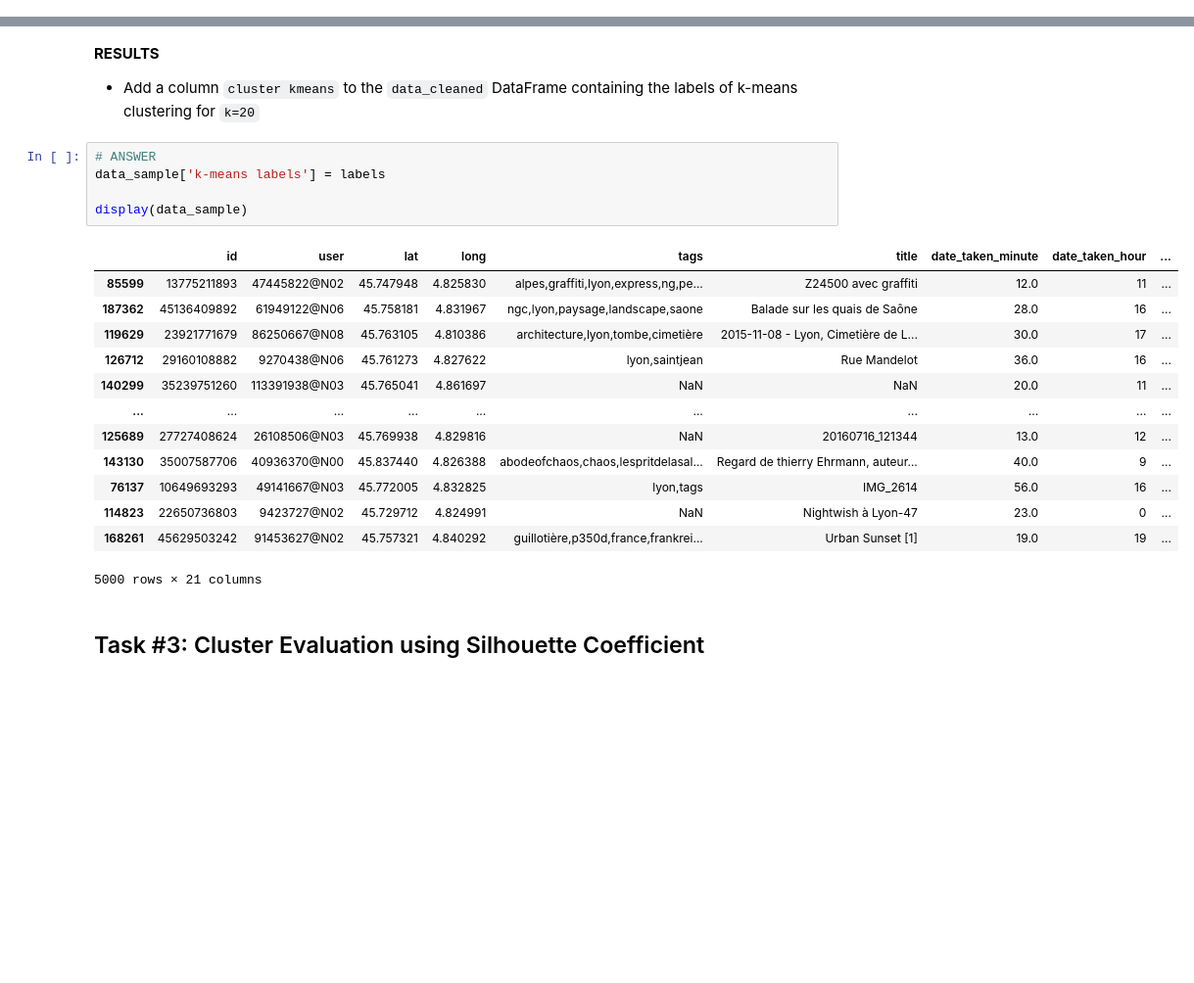
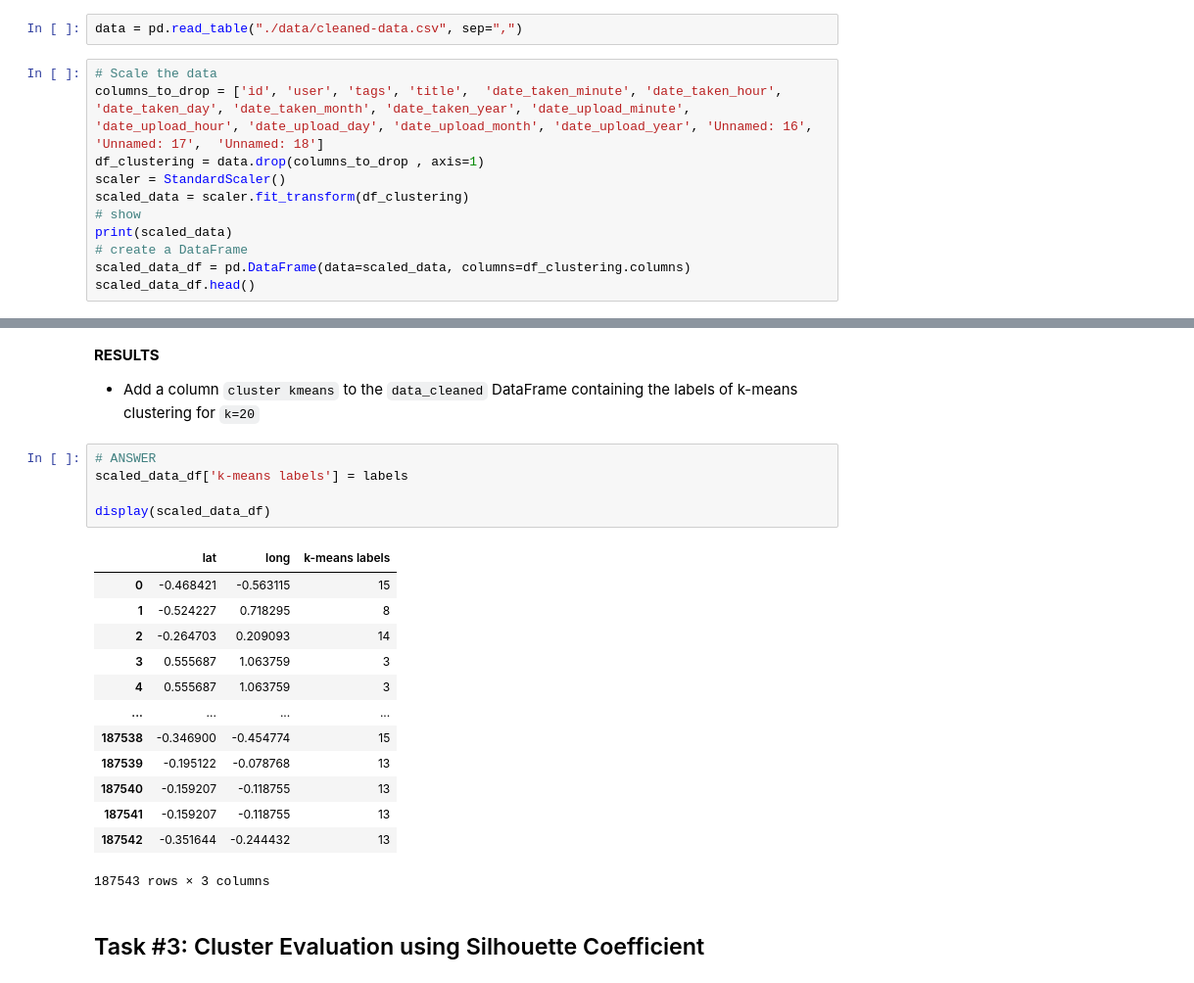
Before and after one commit to sagueso/tourism-analysis, a Jupyter notebook: ber/k-means.ipynb, the cells around one changed output, grey strips where cells are left out. Shown at 98% size. Drawn from its saved outputs; the diff is of its cells as text; blank space fills up the shorter version.

```diff
--- a/ber/k-means.ipynb
+++ b/ber/k-means.ipynb
@@ -5,0 +20,13 @@ from sklearn.cluster import KMeans
+# %%
+data = pd.read_table("./data/cleaned-data.csv", sep=",")
+# %%
+# Scale the data
+columns_to_drop = ['id', 'user', 'tags', 'title',  'date_taken_minute', 'date_taken_hour', 'date_taken_day', 'date_taken_month', 'date_taken_year', 'date_upload_minute', 'date_upload_hour', 'date_upload_day', 'date_upload_month', 'date_upload_year', 'Unnamed: 16',	'Unnamed: 17',	'Unnamed: 18']
+df_clustering = data.drop(columns_to_drop , axis=1)
+scaler = StandardScaler()
+scaled_data = scaler.fit_transform(df_clustering)
+# show
+print(scaled_data)
+# create a DataFrame
+scaled_data_df = pd.DataFrame(data=scaled_data, columns=df_clustering.columns)
+scaled_data_df.head()
@@ -72,23 +97,23 @@ plt.show()
 * Add a column `cluster kmeans` to the `data_cleaned` DataFrame containing the labels of k-means clustering for `k=20`
 # %%
 # ANSWER
-data_sample['k-means labels'] = labels
+scaled_data_df['k-means labels'] = labels
 
-display(data_sample)
+display(scaled_data_df)
 # %% [output]
-|  | id | user | lat | long | tags | title | date_taken_minute | date_taken_hour | ... |
-| 85599 | 13775211893 | 47445822@N02 | 45.747948 | 4.825830 | alpes,graffiti,lyon,express,ng,pe... | Z24500 avec graffiti | 12.0 | 11 | ... |
-| 187362 | 45136409892 | 61949122@N06 | 45.758181 | 4.831967 | ngc,lyon,paysage,landscape,saone | Balade sur les quais de Saône | 28.0 | 16 | ... |
-| 119629 | 23921771679 | 86250667@N08 | 45.763105 | 4.810386 | architecture,lyon,tombe,cimetière | 2015-11-08 - Lyon, Cimetière de L... | 30.0 | 17 | ... |
-| 126712 | 29160108882 | 9270438@N06 | 45.761273 | 4.827622 | lyon,saintjean | Rue Mandelot | 36.0 | 16 | ... |
-| 140299 | 35239751260 | 113391938@N03 | 45.765041 | 4.861697 | NaN | NaN | 20.0 | 11 | ... |
-| ... | ... | ... | ... | ... | ... | ... | ... | ... | ... |
-| 125689 | 27727408624 | 26108506@N03 | 45.769938 | 4.829816 | NaN | 20160716_121344 | 13.0 | 12 | ... |
-| 143130 | 35007587706 | 40936370@N00 | 45.837440 | 4.826388 | abodeofchaos,chaos,lespritdelasal... | Regard de thierry Ehrmann, auteur... | 40.0 | 9 | ... |
-| 76137 | 10649693293 | 49141667@N03 | 45.772005 | 4.832825 | lyon,tags | IMG_2614 | 56.0 | 16 | ... |
-| 114823 | 22650736803 | 9423727@N02 | 45.729712 | 4.824991 | NaN | Nightwish à Lyon-47 | 23.0 | 0 | ... |
-| 168261 | 45629503242 | 91453627@N02 | 45.757321 | 4.840292 | guillotière,p350d,france,frankrei... | Urban Sunset [1] | 19.0 | 19 | ... |
+|  | lat | long | k-means labels |
+| 0 | -0.468421 | -0.563115 | 15 |
+| 1 | -0.524227 | 0.718295 | 8 |
+| 2 | -0.264703 | 0.209093 | 14 |
+| 3 | 0.555687 | 1.063759 | 3 |
+| 4 | 0.555687 | 1.063759 | 3 |
+| ... | ... | ... | ... |
+| 187538 | -0.346900 | -0.454774 | 15 |
+| 187539 | -0.195122 | -0.078768 | 13 |
+| 187540 | -0.159207 | -0.118755 | 13 |
+| 187541 | -0.159207 | -0.118755 | 13 |
+| 187542 | -0.351644 | -0.244432 | 13 |
-5000 rows × 21 columns
+187543 rows × 3 columns
 # %% [markdown]
 ## Task #3: Cluster Evaluation using Silhouette Coefficient
 # %%
```
Also changed, not shown: parts of 6 cells of this notebook, 1 other file.
